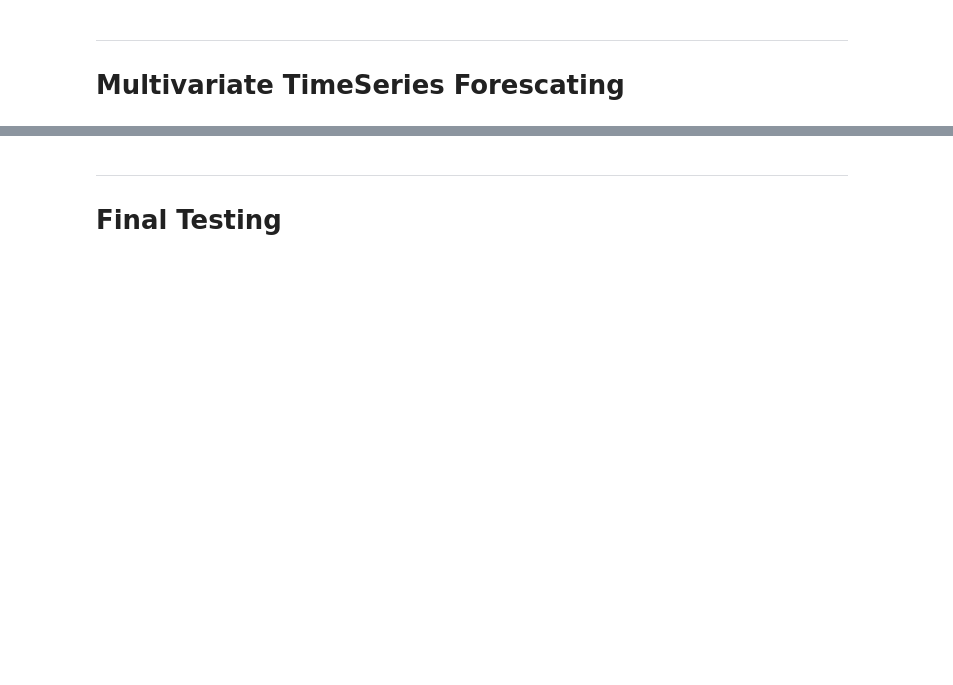
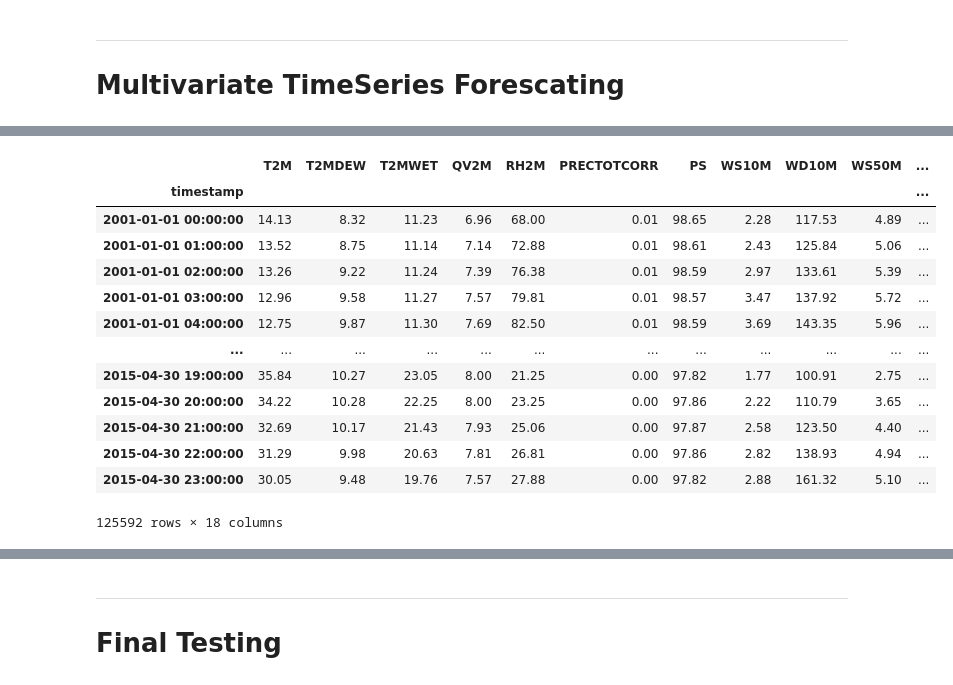
Before and after one commit to Rishit605/MetP, a Jupyter notebook: MET.ipynb, the cells around one changed output, grey strips where cells are left out. Cells and saved outputs as stored; diff of their text form; code cells hidden in the pictures; blank space fills up the shorter version.

```diff
--- a/MET.ipynb
+++ b/MET.ipynb
@@ -276,0 +362,18 @@ dat_path = r'C:\Users\Rishi\Dropbox\final_dataa.csv'
+# %%
+df1['seconds'] = df1.index.map(pd.Timestamp.timestamp)
+df1
+# %% [output]
+|  | T2M | T2MDEW | T2MWET | QV2M | RH2M | PRECTOTCORR | PS | WS10M | WD10M | WS50M | ... |
+| timestamp |  |  |  |  |  |  |  |  |  |  | ... |
+| 2001-01-01 00:00:00 | 14.13 | 8.32 | 11.23 | 6.96 | 68.00 | 0.01 | 98.65 | 2.28 | 117.53 | 4.89 | ... |
+| 2001-01-01 01:00:00 | 13.52 | 8.75 | 11.14 | 7.14 | 72.88 | 0.01 | 98.61 | 2.43 | 125.84 | 5.06 | ... |
+| 2001-01-01 02:00:00 | 13.26 | 9.22 | 11.24 | 7.39 | 76.38 | 0.01 | 98.59 | 2.97 | 133.61 | 5.39 | ... |
+| 2001-01-01 03:00:00 | 12.96 | 9.58 | 11.27 | 7.57 | 79.81 | 0.01 | 98.57 | 3.47 | 137.92 | 5.72 | ... |
+| 2001-01-01 04:00:00 | 12.75 | 9.87 | 11.30 | 7.69 | 82.50 | 0.01 | 98.59 | 3.69 | 143.35 | 5.96 | ... |
+| ... | ... | ... | ... | ... | ... | ... | ... | ... | ... | ... | ... |
+| 2015-04-30 19:00:00 | 35.84 | 10.27 | 23.05 | 8.00 | 21.25 | 0.00 | 97.82 | 1.77 | 100.91 | 2.75 | ... |
+| 2015-04-30 20:00:00 | 34.22 | 10.28 | 22.25 | 8.00 | 23.25 | 0.00 | 97.86 | 2.22 | 110.79 | 3.65 | ... |
+| 2015-04-30 21:00:00 | 32.69 | 10.17 | 21.43 | 7.93 | 25.06 | 0.00 | 97.87 | 2.58 | 123.50 | 4.40 | ... |
+| 2015-04-30 22:00:00 | 31.29 | 9.98 | 20.63 | 7.81 | 26.81 | 0.00 | 97.86 | 2.82 | 138.93 | 4.94 | ... |
+| 2015-04-30 23:00:00 | 30.05 | 9.48 | 19.76 | 7.57 | 27.88 | 0.00 | 97.82 | 2.88 | 161.32 | 5.10 | ... |
+125592 rows × 18 columns
```
Also changed, not shown: parts of 41 cells of this notebook, 7 other files.
